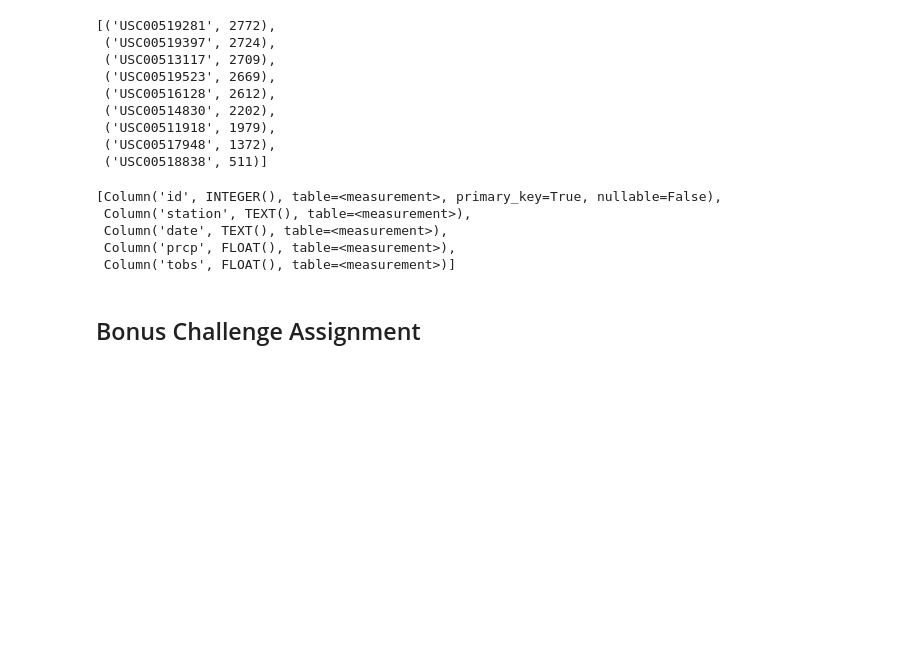
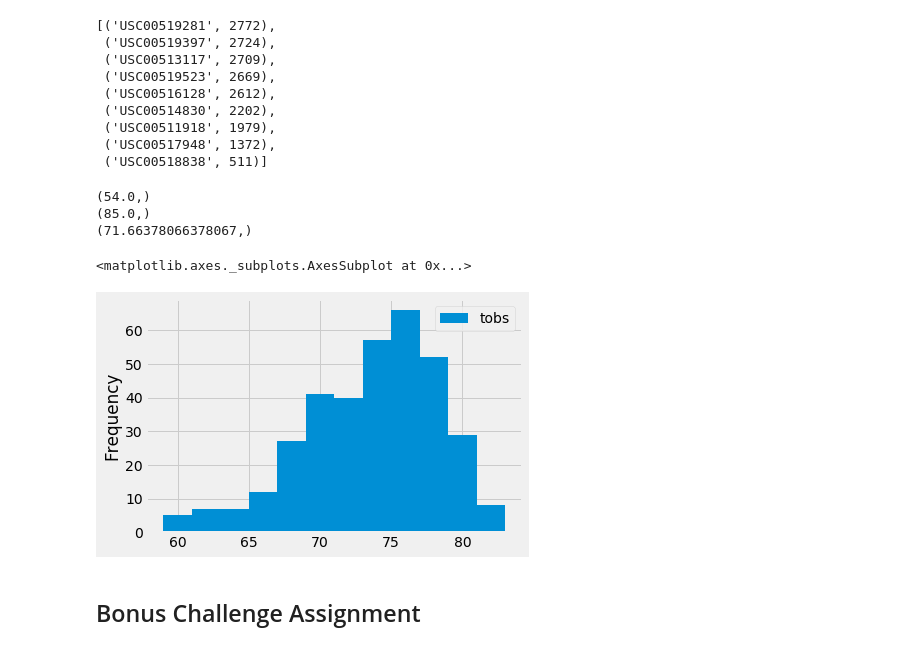
Before and after one commit to debrawu/sqlalchemy-challenge, a Jupyter notebook: climate_starter.ipynb, the cells around one changed output. Saved outputs shown, nothing was run; the diff lists cells and outputs as text; code cells hidden in the pictures; blank space fills up the shorter version.

```diff
--- a/climate_starter.ipynb
+++ b/climate_starter.ipynb
@@ -131,19 +136,44 @@ count_by_station
  ('USC00517948', 1372),
  ('USC00518838', 511)]
 # %%
-# Using the station id from the previous query, calculate the lowest temperature recorded,
-# highest temperature recorded, and average temperature of the most active station?
+# Using the station id from the previous query, calculate
 Measurement.__table__.columns.values()
-# session.query(Measurement).filter(Measurement.station == 'USC00519281')
+
+# the lowest temperature recorded
+min_temp = session.query(func.min(Measurement.tobs).label('min')).filter(Measurement.station=='USC00519281')
+
+print(min_temp.first())
+
+# highest temperature recorded
+max_temp = session.query(func.max(Measurement.tobs).label('max')).filter(Measurement.station=='USC00519281')
+
+print(max_temp.first())
+# average temperature of the most active station
+average_temp = session.query(func.avg(Measurement.tobs).label('average')).filter(Measurement.station=='USC00519281')
+
+print(average_temp.first())
 # %% [output]
-[Column('id', INTEGER(), table=<measurement>, primary_key=True, nullable=False),
- Column('station', TEXT(), table=<measurement>),
- Column('date', TEXT(), table=<measurement>),
- Column('prcp', FLOAT(), table=<measurement>),
- Column('tobs', FLOAT(), table=<measurement>)]
+(54.0,)
+(85.0,)
+(71.66378066378067,)
 # %%
 # Choose the station with the highest number of temperature observations.
 # Query the last 12 months of temperature observation data for this station and plot the results as a histogram
+Measurement.__table__.columns.values()
+
+stations = session.query(Measurement.date, Measurement.tobs).filter(Measurement.station=='USC00519281').filter(Measurement.date>aug_23_2016).all()
+# print(stations)
+
+# dates = [station[0] for station in stations]
+
+# tobs = [int(station[1]) for station in stations]
+
+# print(dates)
+most_active = pd.DataFrame(stations)
+most_active.plot(kind='hist', bins=12)
+# %% [output]
+<matplotlib.axes._subplots.AxesSubplot at 0x...>
+[figure, added]
 # %% [markdown]
 ## Bonus Challenge Assignment
 # %%
```
Also changed, not shown: parts of 1 cell of this notebook.
